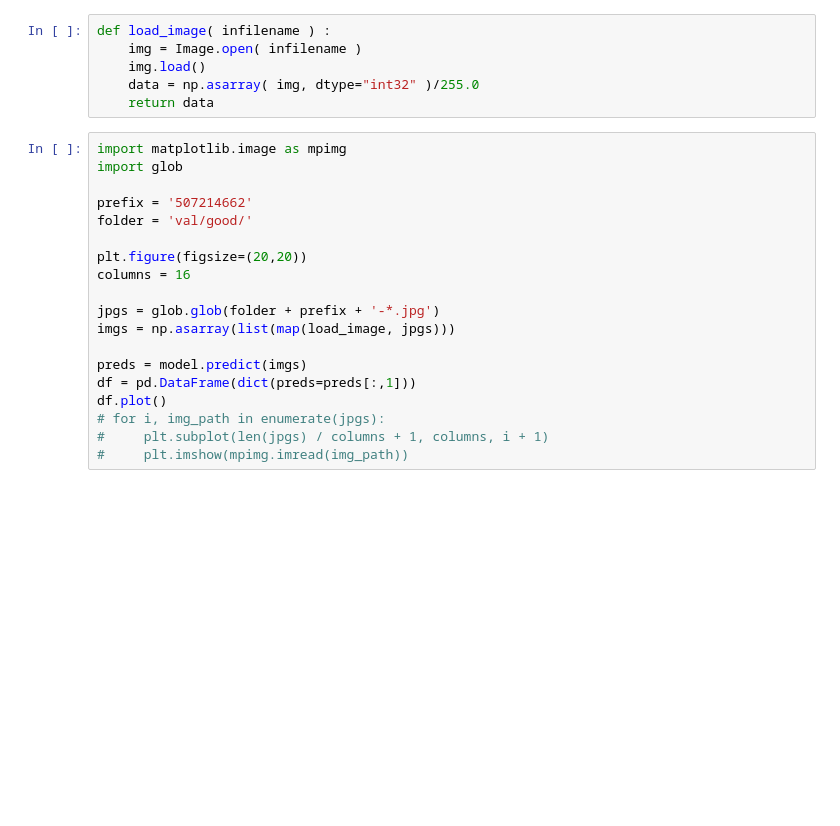
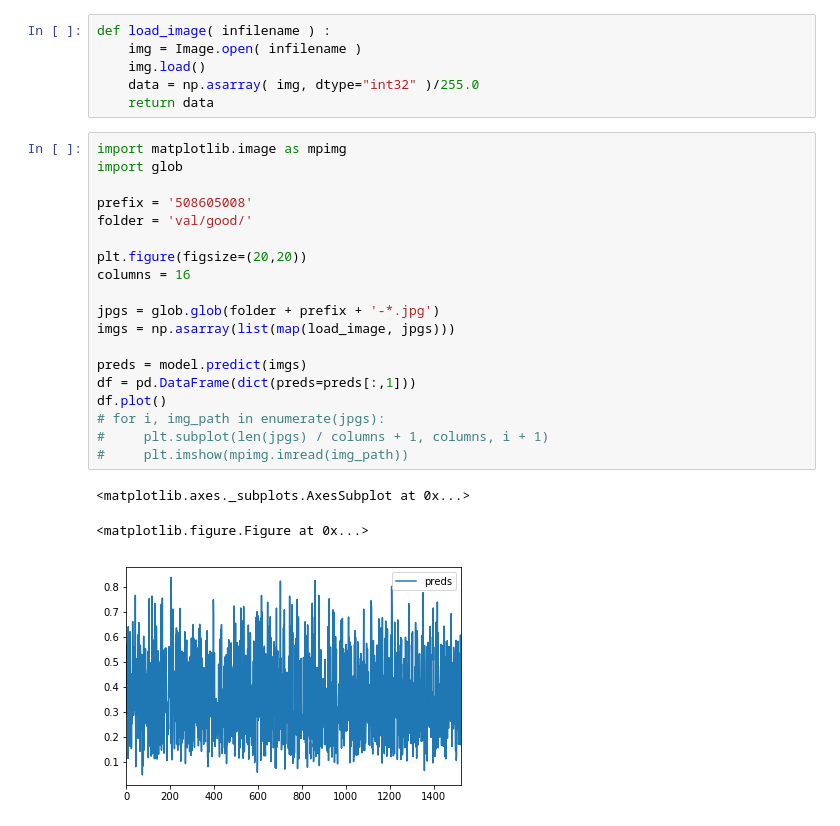
Before and after one commit to test-v1/notebooks-1, a Jupyter notebook: 3dprinting/validation.ipynb, the cells around one changed output. Saved outputs shown, nothing was run; the diff lists cells and outputs as text; blank space fills up the shorter version.

```diff
--- a/3dprinting/validation.ipynb
+++ b/3dprinting/validation.ipynb
@@ -67,22 +67,26 @@ def load_image( infilename ) :
 # %%
 import matplotlib.image as mpimg
 import glob
 
-prefix = '507214662'
+prefix = '508605008'
 folder = 'val/good/'
 
 plt.figure(figsize=(20,20))
 columns = 16
 
 jpgs = glob.glob(folder + prefix + '-*.jpg')
 imgs = np.asarray(list(map(load_image, jpgs)))
 
 preds = model.predict(imgs)
 df = pd.DataFrame(dict(preds=preds[:,1]))
 df.plot()
 # for i, img_path in enumerate(jpgs):
 #     plt.subplot(len(jpgs) / columns + 1, columns, i + 1)
 #     plt.imshow(mpimg.imread(img_path))
+# %% [output]
+<matplotlib.axes._subplots.AxesSubplot at 0x...>
+<matplotlib.figure.Figure at 0x...>
+[figure, added]
 # %%
 folder = 'val/spaghetti/'
 jpgs = glob.glob(folder + prefix + '-*.jpg')
```
Also changed, not shown: parts of 3 cells of this notebook, 1 other file.
